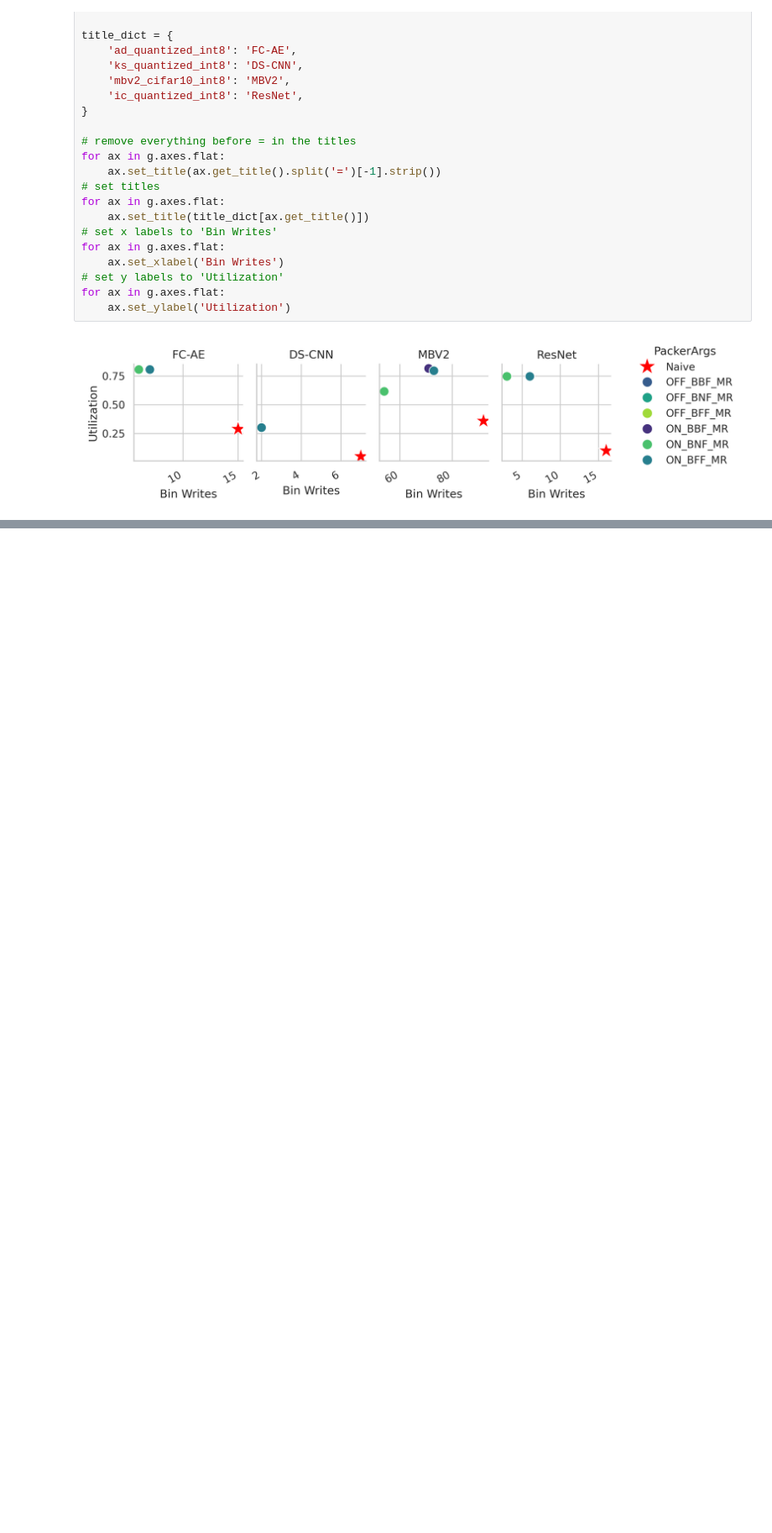
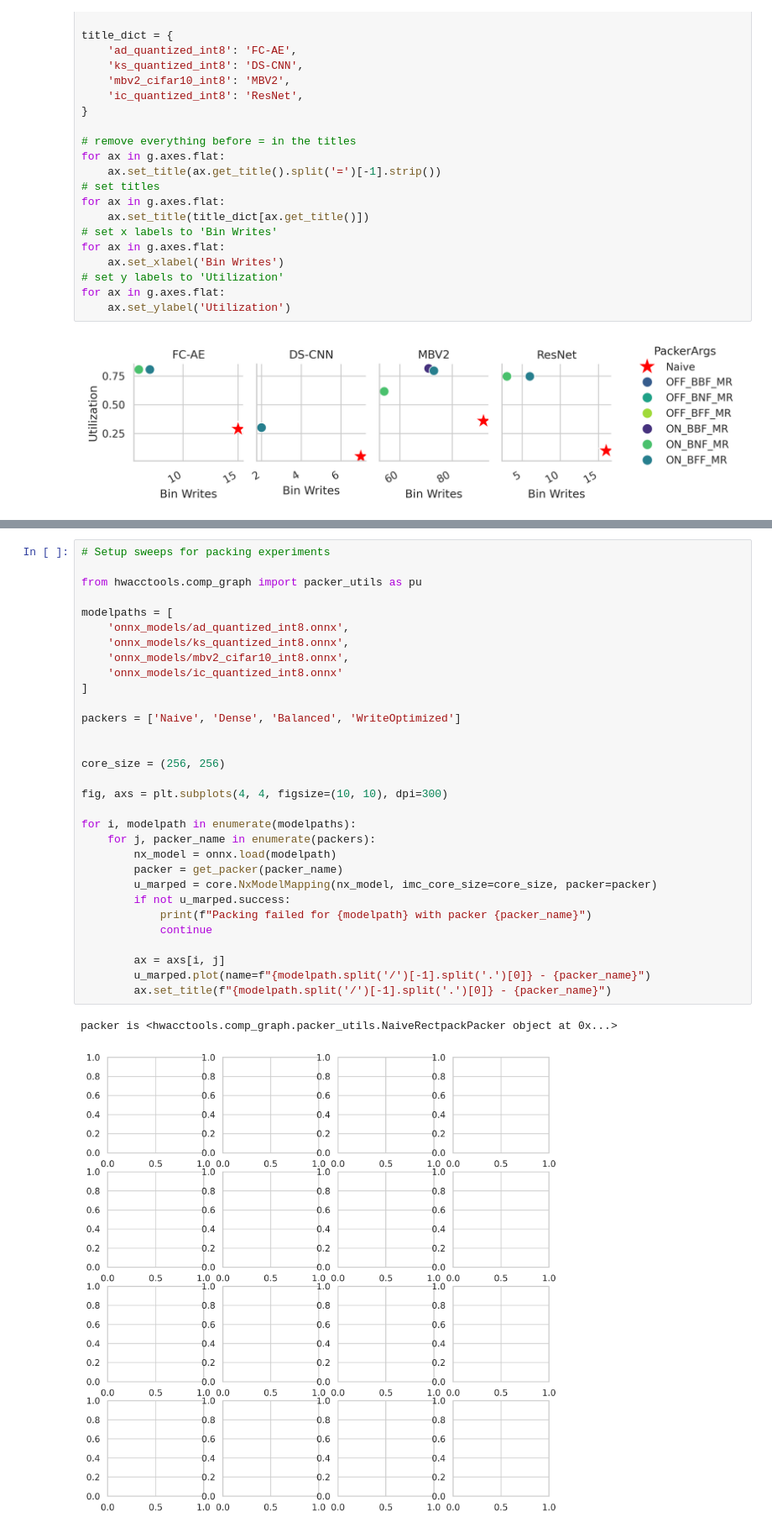
Before and after one commit to Lawrence-lugs/MARP, a Jupyter notebook: marp_results.ipynb, the cells around one changed output, grey strips where cells are left out. Shown: that part at 84% size. Cells and saved outputs as stored; diff of their text form; blank space fills up the shorter version.

```diff
--- a/marp_results.ipynb
+++ b/marp_results.ipynb
@@ -250,0 +567,34 @@ naive_rows.to_csv('naive_mlperftiny.csv')
+# %%
+# Setup sweeps for packing experiments
+
+from hwacctools.comp_graph import packer_utils as pu
+
+modelpaths = [
+    'onnx_models/ad_quantized_int8.onnx',
+    'onnx_models/ks_quantized_int8.onnx',
+    'onnx_models/mbv2_cifar10_int8.onnx',
+    'onnx_models/ic_quantized_int8.onnx'
+]
+
+packers = ['Naive', 'Dense', 'Balanced', 'WriteOptimized']
+
+
+core_size = (256, 256)
+
+fig, axs = plt.subplots(4, 4, figsize=(10, 10), dpi=300)
+
+for i, modelpath in enumerate(modelpaths):
+    for j, packer_name in enumerate(packers):
+        nx_model = onnx.load(modelpath)
+        packer = get_packer(packer_name)
+        u_marped = core.NxModelMapping(nx_model, imc_core_size=core_size, packer=packer)
+        if not u_marped.success:
+            print(f"Packing failed for {modelpath} with packer {packer_name}")
+            continue
+
+        ax = axs[i, j]
+        u_marped.plot(name=f"{modelpath.split('/')[-1].split('.')[0]} - {packer_name}")
+        ax.set_title(f"{modelpath.split('/')[-1].split('.')[0]} - {packer_name}")
+# %% [output]
+packer is <hwacctools.comp_graph.packer_utils.NaiveRectpackPacker object at 0x...>
+[figure, added]
```
Also changed, not shown: parts of 12 cells of this notebook, 7 other files.
